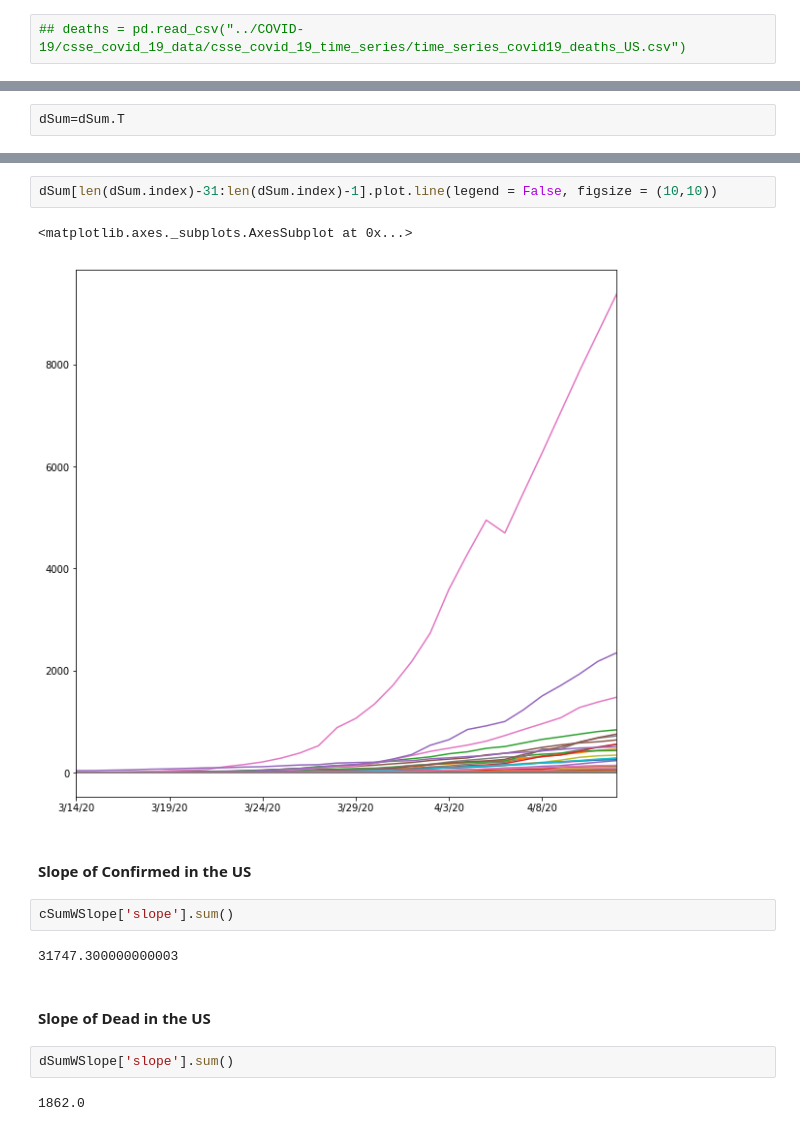
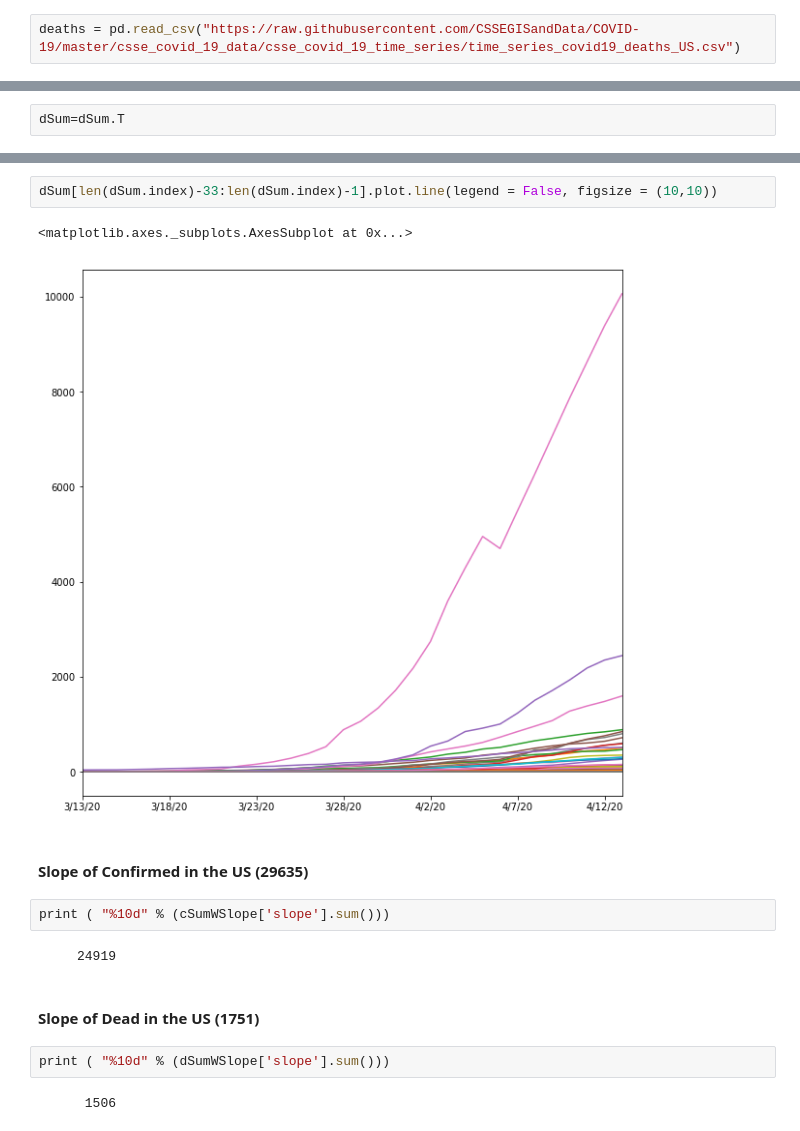
Before and after one commit to tom342178/covid-19-reports, a Jupyter notebook: covid-19-rep-1.ipynb, the cells around one changed output, grey strips where cells are left out. Drawn from its saved outputs; the diff is of its cells as text.

```diff
--- a/covid-19-rep-1.ipynb
+++ b/covid-19-rep-1.ipynb
@@ -62,5 +12,5 @@ deaths.head()
 # %%
-## deaths = pd.read_csv("../COVID-19/csse_covid_19_data/csse_covid_19_time_series/time_series_covid19_deaths_US.csv")
+deaths = pd.read_csv("https://raw.githubusercontent.com/CSSEGISandData/COVID-19/master/csse_covid_19_data/csse_covid_19_time_series/time_series_covid19_deaths_US.csv")
 # %% [markdown]
 #### Create a list of date value colums
 # %%
@@ -129,17 +79,17 @@ cSum[len(cSum.index)-31:len(cSum.index)-1].plot.line(legend = False, figsize = (
 # %%
-dSum[len(dSum.index)-31:len(dSum.index)-1].plot.line(legend = False, figsize = (10,10))
+dSum[len(dSum.index)-33:len(dSum.index)-1].plot.line(legend = False, figsize = (10,10))
 # %% [output]
 <matplotlib.axes._subplots.AxesSubplot at 0x...>
-[figure, old version]
+[figure, new version]
 # %% [markdown]
-#### Slope of Confirmed in the US
+#### Slope of Confirmed in the US (29635)
 # %%
-cSumWSlope['slope'].sum()
+print ( "%10d" % (cSumWSlope['slope'].sum()))
 # %% [output]
-31747.300000000003
+     24919
 # %% [markdown]
-#### Slope of Dead in the US
+#### Slope of Dead in the US (1751)
 # %%
-dSumWSlope['slope'].sum()
+print ( "%10d" % (dSumWSlope['slope'].sum()))
 # %% [output]
-1862.0
+      1506
```
Also changed, not shown: parts of 9 cells of this notebook.
